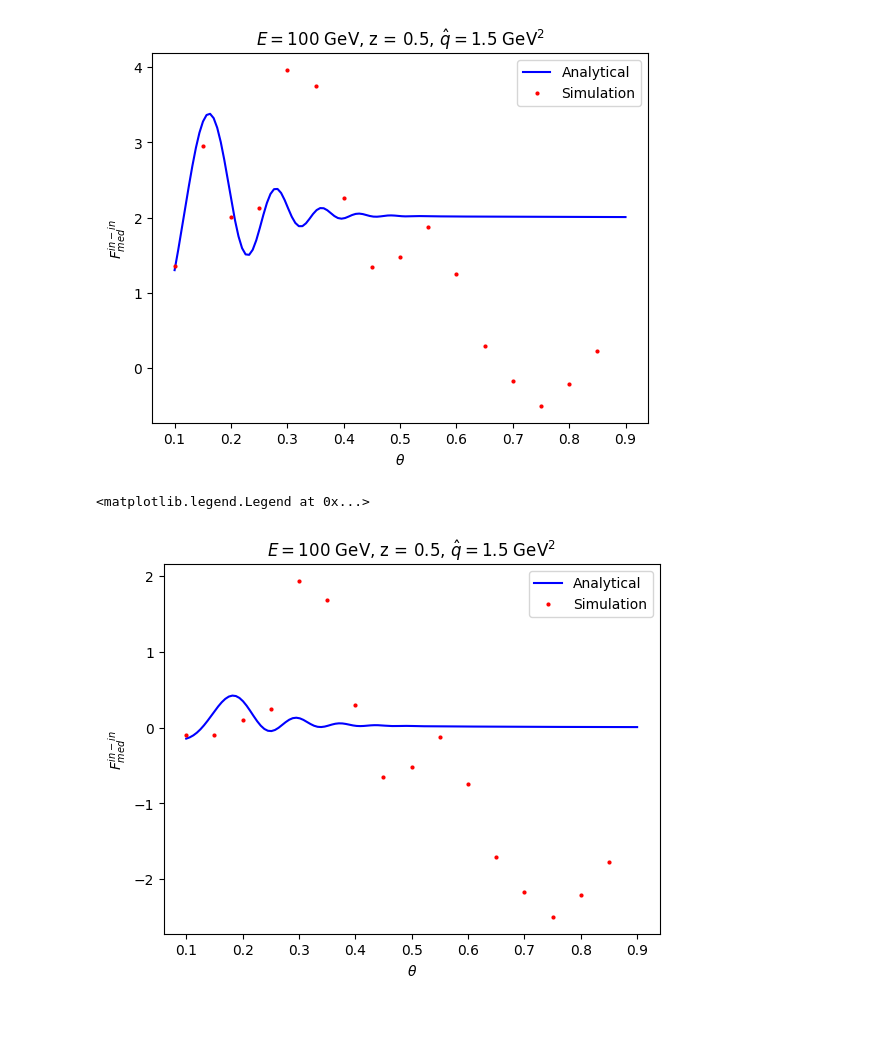
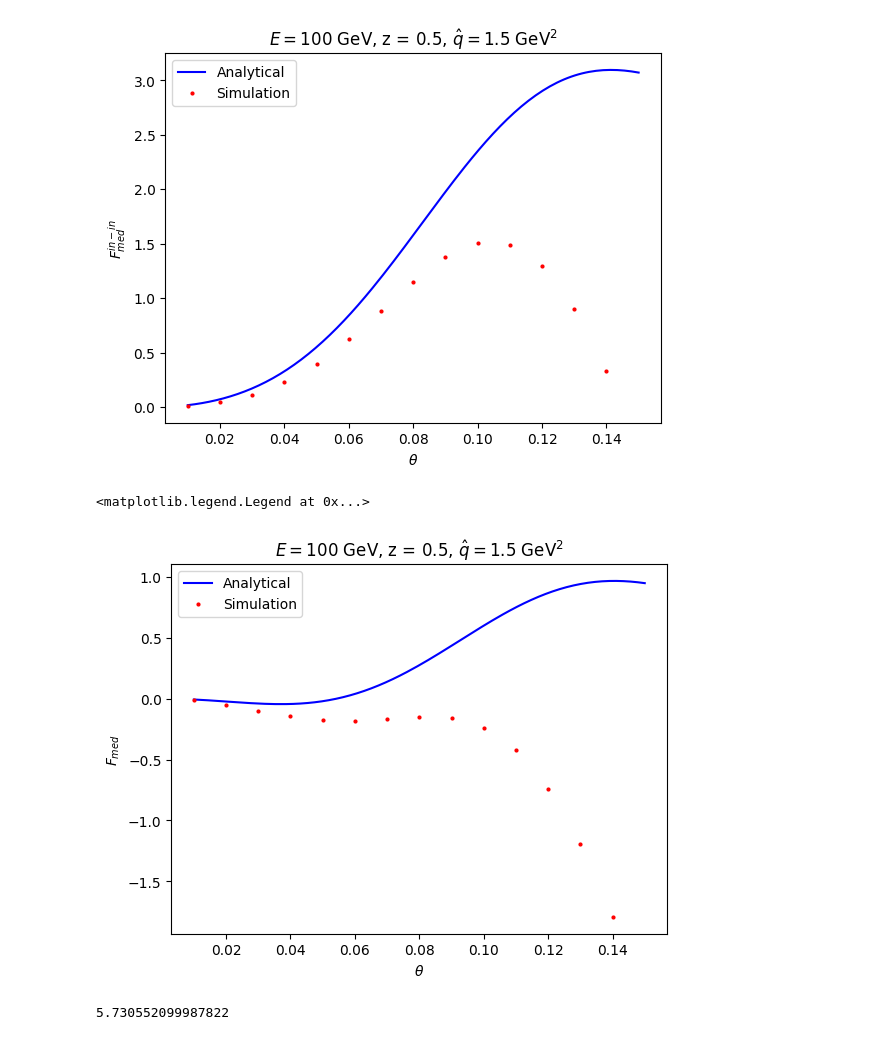
Before and after one commit to marcoacl00/parton_splittings, a Jupyter notebook: spectrum.ipynb, the cells around one changed output. Saved outputs shown, nothing was run; the diff lists cells and outputs as text; code cells hidden in the pictures.

```diff
--- a/spectrum.ipynb
+++ b/spectrum.ipynb
@@ -1,13 +1,13 @@
 # %%
 from simulator import *
 
-f_sol = np.load("saved_arrays/new_fsol_100_05_3.npy")
-sis = phsys(100, 0.5, 1.5, 2) #E, z, qF, Medium size (grid)
-sis.set_dim(50,40,40,40) #Grid dimensions
+f_sol = np.load("fsol_4.85_20_001.npy")
+sis = phsys(100, 0.4, 1.5, 1.5) #E, z, qF, Medium size (grid)
+sis.set_dim(46,46,40,40) #Grid dimensions
 sis.set_fsol(f_sol)
-sis.set_t(2.005)
+sis.set_t(5.85)
 
-
-fit = torch.load("saved_fits/new_fit_3.pth", weights_only=False)
+print(sis.V1)
+fit = torch.load("saved_fits/new_fit_11.pth", weights_only=False)
 fit.eval()
 # %% [output]
@@ -32,17 +34,21 @@ torch.cuda.empty_cache()
 # %%
+Theta = np.arange(0.01, 0.15, 0.01)
+Fp_an  = .0 * Theta
+Fp_sim = .0 * Theta
+
+#torch.cuda.empty_cache()
 for th in range(len(Theta)):
     fp = np.real(fasit2Ncdiagint(sis.t, sis.omega*Theta[th], 0, sis.z, sis.omega, sis.Omega, sis.qhat))
 
     print("Computing theta = ", Theta[th])
-    U1 = np.linspace(-sis.L/2, sis.L/2, 512)
-    U2 = np.linspace(-sis.L/2, sis.L/2, 512)
-    V1 = np.linspace(-sis.L/8, sis.L/8, 64)
-    V2 = np.linspace(-sis.L/8, sis.L/8, 64)
+    U1 = np.linspace(-sis.L/2, sis.L/2, 256)
+    U2 = np.linspace(-sis.L/2, sis.L/2, 256)
+    V1 = np.linspace(-sis.L/2, sis.L/2, 64)
+    V2 = np.linspace(-sis.L/2, sis.L/2, 64)
 
-    Fp_prime = compute_fourier_torch_chunks(fit, U1, U2, V1, V2, sis.omega*Theta[th], 0, sis.beta(sis.t), chunksize_U1=16,
-      chunksize_U2=16).cpu().detach().numpy()
+    #Fp_prime = compute_fourier_torch_chunks(fit, U1, U2, V1, V2, sis.omega*Theta[th], 0, sis.beta(sis.t), #chunksize_U1=16,  chunksize_U2=16).cpu().detach().numpy()
 
-    #Fp_prime = compute_fourier(sis.Fsol, sis.beta(sis.t), sis.U1, sis.U2, sis.V1, sis.V2, sis.omega*Theta[th], 0)
+    Fp_prime = np.real(compute_fourier(sis.Fsol, sis.beta(sis.t), sis.U1, sis.U2, sis.V1, sis.V2, sis.omega*Theta[th], 0))
 
     Fp_an[th] = fp
     Fp_sim[th] = Fp_prime
@@ -50,14 +56,14 @@ for th in range(len(Theta)):
     print("Analytical = ", fp)
     print("Simulation = ", Fp_prime)
 
-# for th in range(5,8):
+# for th in range(8, len(Theta)):
 #     fp = np.real(fasit2Ncdiagint(sis.t, sis.omega*Theta[th], 0, sis.z, sis.omega, sis.Omega, sis.qhat))
 
 #     print("Computing theta = ", Theta[th])
 #     U1 = np.linspace(-sis.L/2, sis.L/2, 1024)
 #     U2 = np.linspace(-sis.L/2, sis.L/2, 1024)
-#     V1 = np.linspace(-sis.L/3, sis.L/3, 64)
-#     V2 = np.linspace(-sis.L/3, sis.L/3, 64)
+#     V1 = np.linspace(-sis.L/4, sis.L/4, 64)
+#     V2 = np.linspace(-sis.L/4, sis.L/4, 64)
 
 #     Fp_prime = compute_fourier_torch_chunks(fit, U1, U2, V1, V2, sis.omega*Theta[th], 0, sis.beta(sis.t), chunksize_U1=16,
 #       chunksize_U2=16).cpu().detach().numpy()
@@ -91,30 +96,34 @@ KeyboardInterrupt:
 # %%
 F_INOUT = .0 * Theta
 for th in range(len(Theta)):
     F_INOUT[th] = sis.F_in_out(Theta[th])
 
-THETA_1 = np.linspace(0.1, 0.9, 128)
+THETA_1 = np.linspace(0.01, 0.15, 128)
 F_INOUT_1 = .0 * THETA_1
 Fp_an = THETA_1 * .0
 for th in range(len(THETA_1)):
     Fp_an[th] = np.real(fasit2Ncdiagint(sis.t, sis.omega*THETA_1[th], 0, sis.z, sis.omega, sis.Omega, sis.qhat))
     F_INOUT_1[th] = sis.F_in_out(THETA_1[th])
 
 plt.plot(THETA_1, THETA_1**2 / 2 * Fp_an, color = "blue", label = "Analytical")
 plt.plot(Theta, Theta**2 / 2 * Fp_sim, "o", markersize = 2, color = "red", label = "Simulation")
 plt.ylabel(r"$F_{med}^{in-in}$")
 plt.xlabel(r"$\theta$")
 plt.title(r"$E = 100$ GeV, z = $0.5$, $\hat{q} = 1.5$ GeV$^2$")
 plt.legend()
 plt.show()
 
 plt.plot(THETA_1, THETA_1**2 / 2 * Fp_an + F_INOUT_1, color = "blue", label = "Analytical")
 plt.plot(Theta, Theta**2 / 2 * Fp_sim + F_INOUT, "o", markersize = 2, color = "red", label = "Simulation")
-plt.ylabel(r"$F_{med}^{in-in}$")
+plt.ylabel(r"$F_{med}$")
 plt.xlabel(r"$\theta$")
 plt.title(r"$E = 100$ GeV, z = $0.5$, $\hat{q} = 1.5$ GeV$^2$")
 plt.legend()
 # %% [output]
-[figure, old version]
+[figure, new version]
 <matplotlib.legend.Legend at 0x...>
-[figure, old version]
+[figure, new version]
+# %%
+print(sis.beta(sis.t))
+# %% [output]
+5.730552099987822
```
Also changed, not shown: parts of 3 cells of this notebook, 6 other files.
